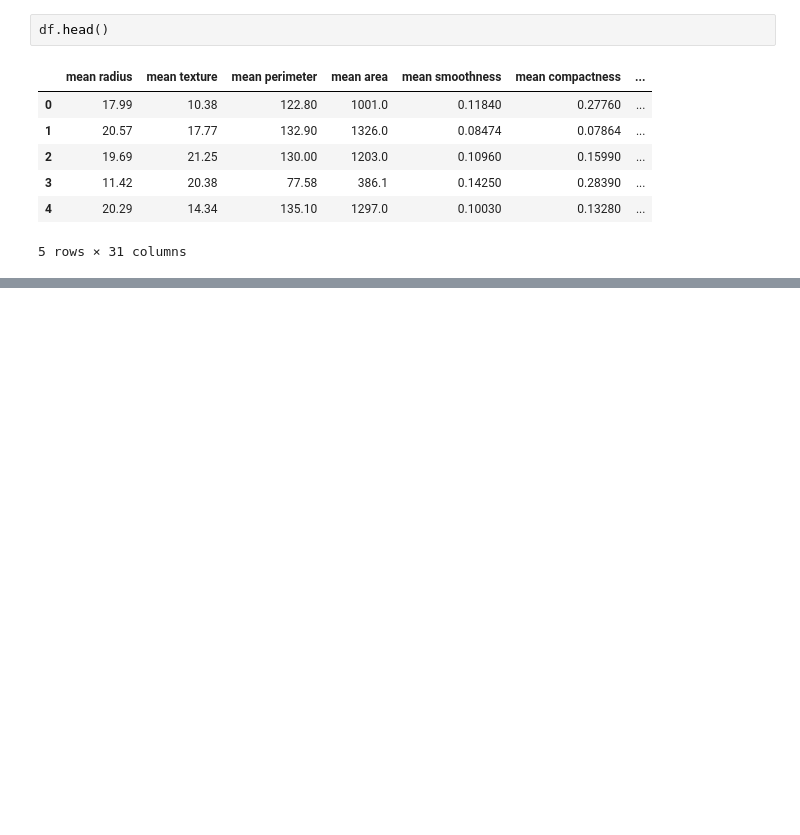
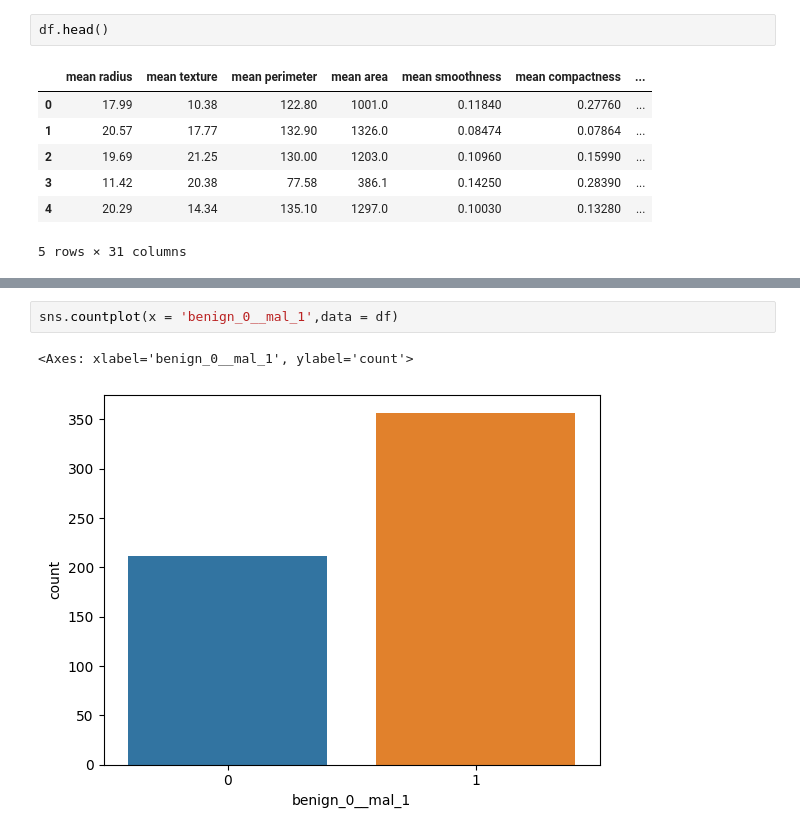
Before and after one commit to yeesem/Machine-Learning, a Jupyter notebook: Keras_Classification.ipynb, the cells around one changed output, grey strips where cells are left out. Cells and saved outputs as stored; diff of their text form; blank space fills up the shorter version.

```diff
--- a/Keras_Classification.ipynb
+++ b/Keras_Classification.ipynb
@@ -19,0 +53,5 @@ df.head()
+# %%
+sns.countplot(x = 'benign_0__mal_1',data = df)
+# %% [output]
+<Axes: xlabel='benign_0__mal_1', ylabel='count'>
+[figure, added]
```
Also changed, not shown: parts of 21 cells of this notebook.
